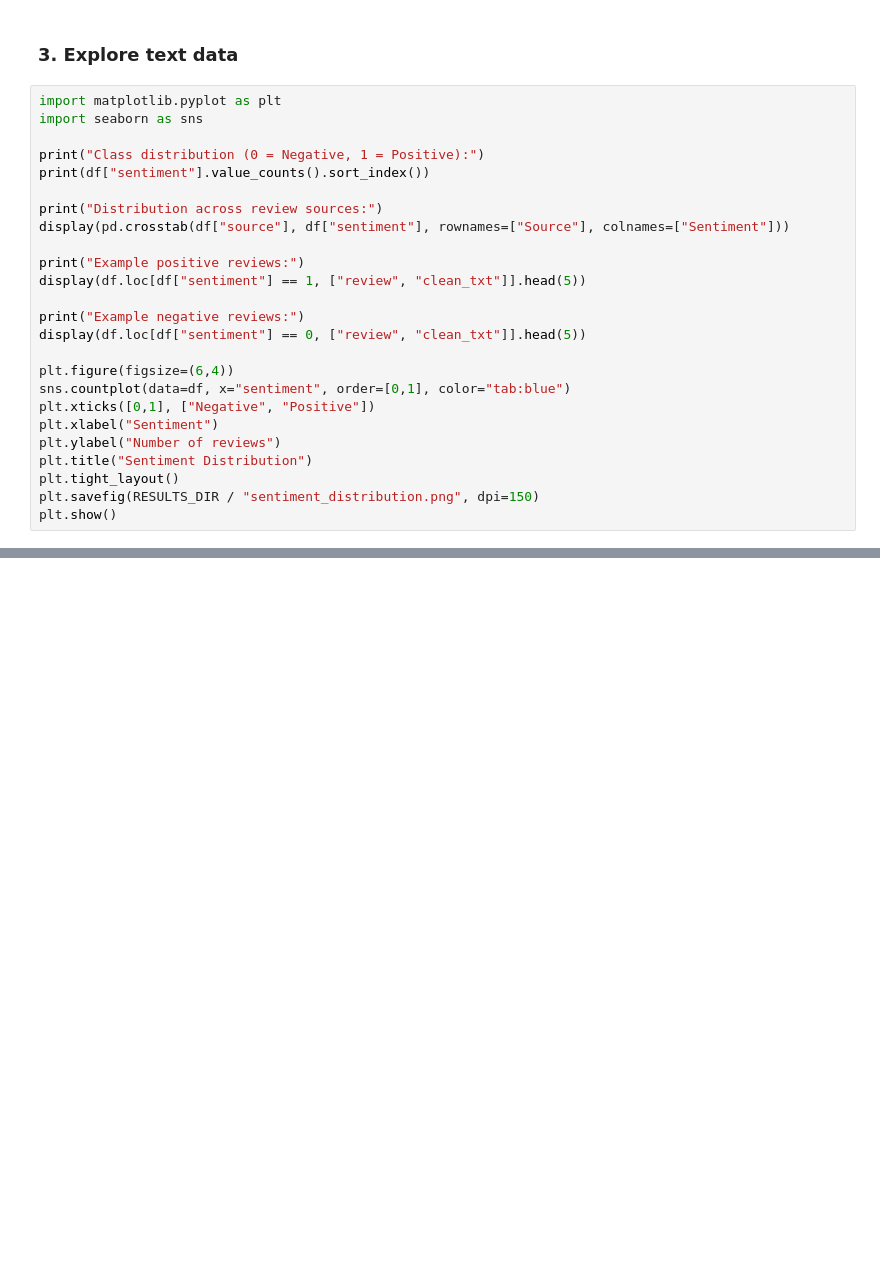
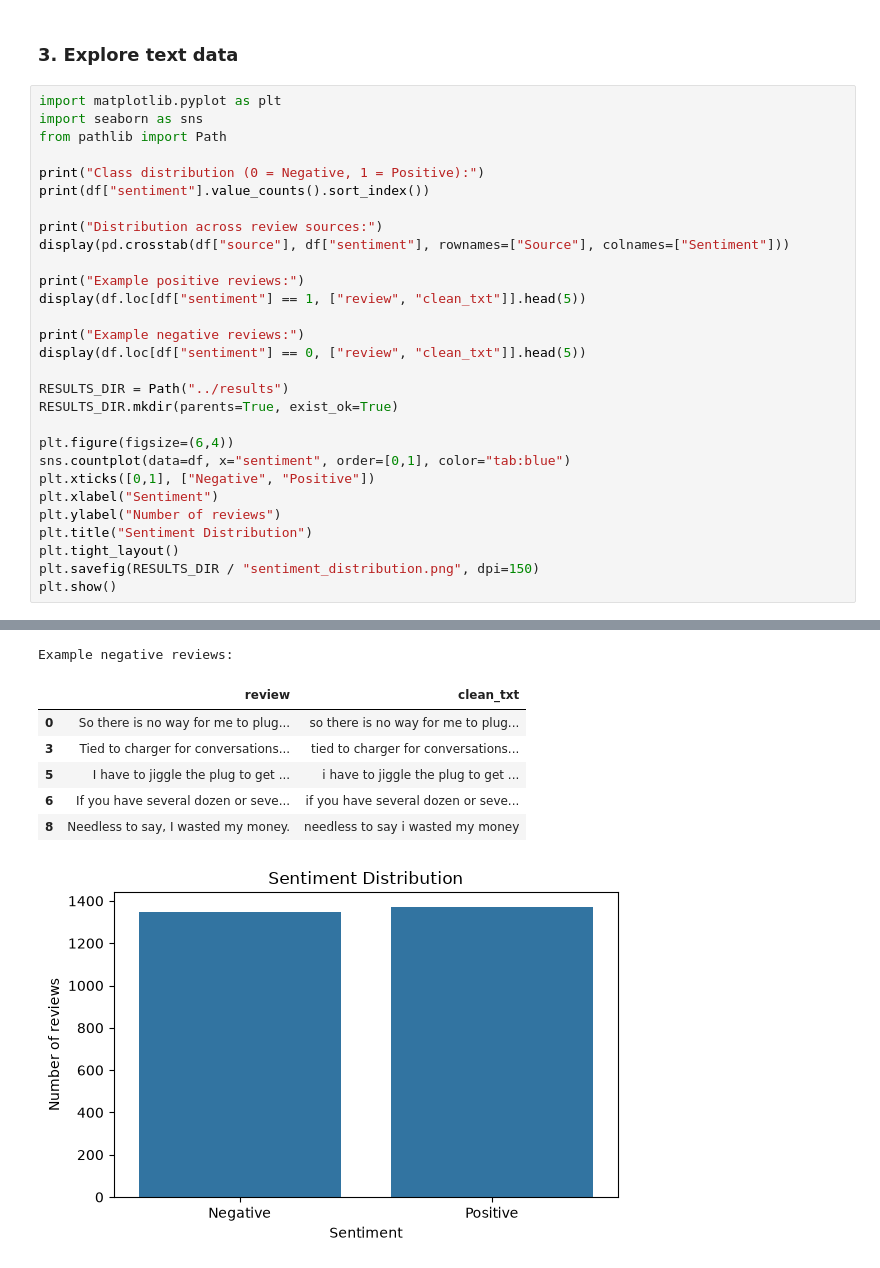
Before and after one commit to sasini05/LLM-Practical-Portfolio---10965209, a Jupyter notebook: Lab-01-Machine-Learning/notebooks/lab01_sentiment_analysis.ipynb, the cells around one changed output, grey strips where cells are left out. Saved outputs shown, nothing was run; the diff lists cells and outputs as text; blank space fills up the shorter version.

```diff
--- a/Lab-01-Machine-Learning/notebooks/lab01_sentiment_analysis.ipynb
+++ b/Lab-01-Machine-Learning/notebooks/lab01_sentiment_analysis.ipynb
@@ -108,6 +116,7 @@ Rows after duplicate checks: 2720
 # %%
 import matplotlib.pyplot as plt
 import seaborn as sns
+from pathlib import Path
 
 print("Class distribution (0 = Negative, 1 = Positive):")
 print(df["sentiment"].value_counts().sort_index())
@@ -121,6 +130,9 @@ display(df.loc[df["sentiment"] == 1, ["review", "clean_txt"]].head(5))
 print("Example negative reviews:")
 display(df.loc[df["sentiment"] == 0, ["review", "clean_txt"]].head(5))
 
+RESULTS_DIR = Path("../results")
+RESULTS_DIR.mkdir(parents=True, exist_ok=True)
+
 plt.figure(figsize=(6,4))
 sns.countplot(data=df, x="sentiment", order=[0,1], color="tab:blue")
 plt.xticks([0,1], ["Negative", "Positive"])
@@ -130,3 +142,4 @@ plt.title("Sentiment Distribution")
 plt.tight_layout()
 plt.savefig(RESULTS_DIR / "sentiment_distribution.png", dpi=150)
 plt.show()
+# %% [output]
@@ -132,0 +164,8 @@ plt.show()
+Example negative reviews:
+|  | review | clean_txt |
+| 0 | So there is no way for me to plug... | so there is no way for me to plug... |
+| 3 | Tied to charger for conversations... | tied to charger for conversations... |
+| 5 | I have to jiggle the plug to get ... | i have to jiggle the plug to get ... |
+| 6 | If you have several dozen or seve... | if you have several dozen or seve... |
+| 8 | Needless to say, I wasted my money. | needless to say i wasted my money |
+[figure, added]
```
Also changed, not shown: parts of 15 cells of this notebook, 6 other files.
